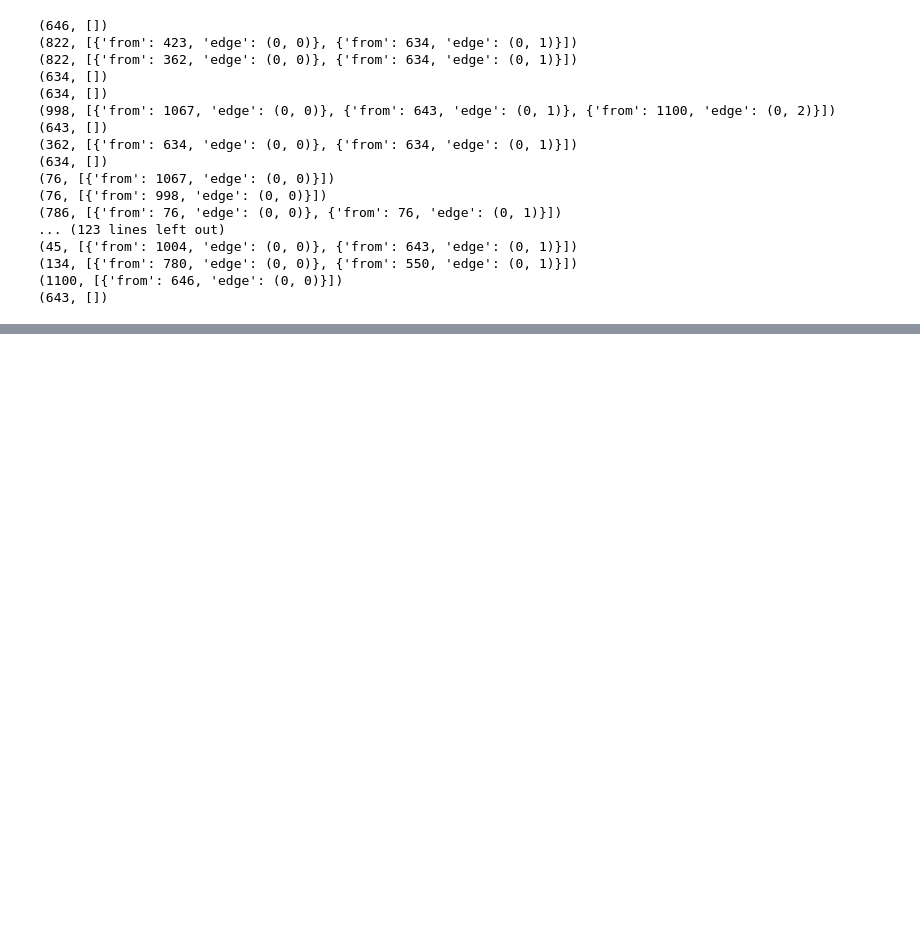
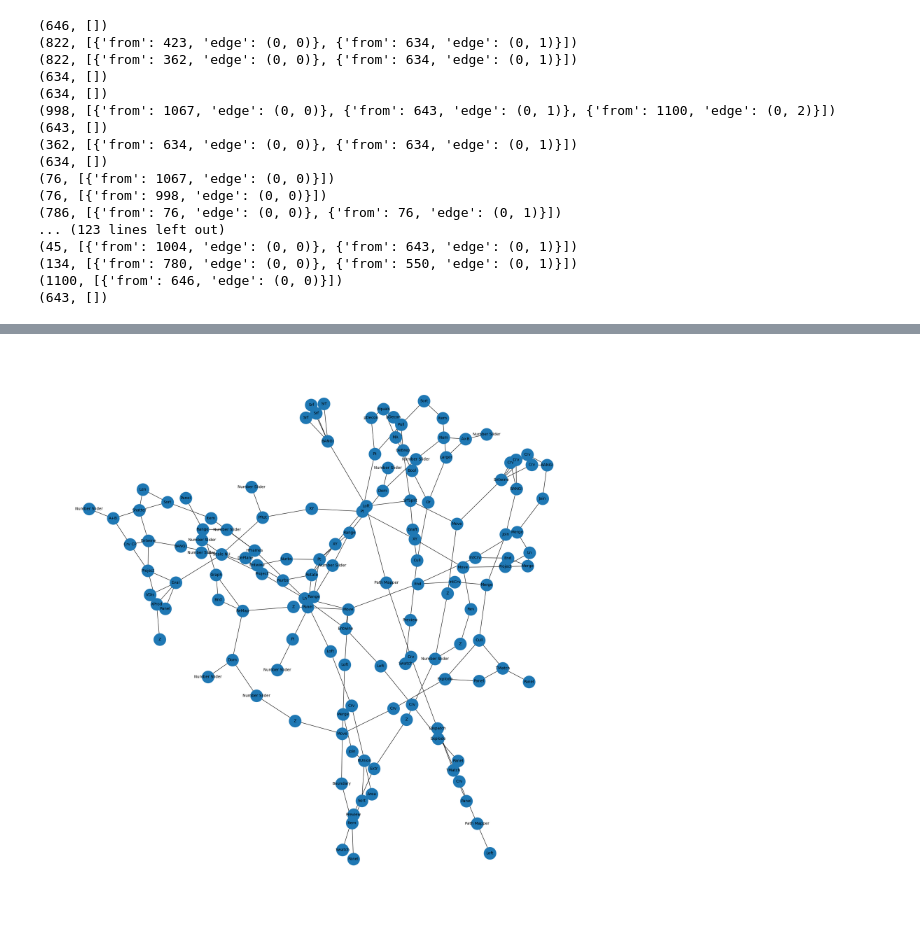
Before and after one commit to metajos/GH_Graph_Learning, a Jupyter notebook: grasshopper_extraction.ipynb, the cells around one changed output, grey strips where cells are left out. Cells and saved outputs as stored; diff of their text form; code cells hidden in the pictures; blank space fills up the shorter version.

```diff
--- a/grasshopper_extraction.ipynb
+++ b/grasshopper_extraction.ipynb
@@ -43,16 +44,6 @@ doc = get_ghdoc(filepath, filename)
 doc
 # %% [output]
 <Grasshopper.Kernel.GH_Document object at 0x...>
-# %%
-# create a tree for each set of objects
-ghcomponents = []
-
-
-
-for component in ghcomponents:
-    connections = component.describe_connections()
-    for connection in connections:
-        print(connection)
 # %% [markdown]
 ![Test script](.\test.png)
 # %%
@@ -225,6 +216,9 @@ class GHComponentTable:
             print(f"Did not find the GUID for {component_category}, {component_name} with guid:{str(guid)}")
             logging.warning(f"ComponentTable.component_to_idx: Did not find the GUID or table match for {component_category}, {component_name}")
             return -1
+
+    def idx_to_component(self, idx):
+        return self.df["nickname"].iloc[idx]
 # %%
 component_table = GHComponentTable()
 class GHNode:
@@ -396,7 +390,7 @@ class Canvas:
 
     @classmethod
     def find_object_by_guid(cls, guid:str) -> GHComponent:
-        return Canvas.guid_to_component.get(guid)
+        return cls.guid_to_component.get(guid)
 # %%
 canvas = Canvas()
 objects = canvas.components
@@ -425,7 +419,9 @@ for obj in objects:
 # %%
 from IPython.display import display
 import torch
-from typing import Dict
+from typing import Dict, List
+import networkx as nx
+import matplotlib.pyplot as plt
 class Graph_Node:
     def __init__(self, component:GHComponent, n):
         self.component = component
@@ -489,16 +485,34 @@ class GraphConnection:
         self.tensor = torch.tensor([self.v1n, self.v1i, self.e1, self.v2n, self.v2i, self.e2], dtype=torch.int16)
 
     def __str__(self):
-        return f"{self.v1n}-{self.v1i}-{self.e1} > {self.v2n}-{self.v2i}-{self.e2}"
+        return f"GC({self.v1n}-{self.v1i}, {self.v2n}-{self.v2i})"
 
     def __repr__(self):
-        return self.__str__()
+        return str(self.tensor)
 
 
 class GHGraph:
-    def __init__(self, gh_document:Grasshopper.Kernel.GH_DocumentIO):
+    def __init__(self):
         self.components = canvas.components
         self.component_mapping = self.create_component_mappings()
+        self._graphnodes = [v for lst in self.component_mapping.values() for v in lst]
+        self.ct = GHComponentTable()
+
+    @property
+    def nodes(self):
+        return self._graphnodes
+
+    @property
+    def edges(self):
+        edgs: List[GraphConnection] = []
+        for node in self.nodes:
+            for con in node.connections["recipients"]:
+                edgs.append(con)
+        return edgs
+
+    @property
+    def edge_tensor(self):
+        return torch.stack([edge.tensor for edge in self.edges], dim=0)
 
     def create_component_mappings(self):
         component_count_map = {}
@@ -512,6 +526,37 @@ class GHGraph:
         return idx_lookup
 
 
-graph = GHGraph(doc)
-print(graph.component_mapping.get(104)[0].get_graph_connections())
+    def nxGraph(self):
+        plt.figure(figsize=(20, 20))
+
+        gx = nx.Graph()  # Initialize the graph
+        edges = []
+        for con in self.edges:
+            x  = (f"{con.v1n}-{con.v1i}", f"{con.v2n}-{con.v2i}")
+            edges.append(x)
+        # edges = [ for con in self.edges]  # Build edges
+        gx.add_edges_from(edges)  # Add edges to the graph correctly
+        return gx
+
+    def show_graph(self):
+        plt.figure(figsize=(12, 8))  # Adjust the figure size as desired
+        gx = self.nxGraph()
+
+        # Define custom labels for nodes to use only the part before the hyphen
+        custom_labels = {node: self.ct.idx_to_component(int(node.split('-')[0])) for node in gx.nodes()}
+        nans = [custom_labels.items()]
+        nx.draw(gx, with_labels=True, labels=custom_labels, node_size=1000, font_size=10)
+        plt.show()
+
+    def save_graph(self, location):
+        gx = self.nxGraph()
+        nx.write_graphml(gx, location)
+
+    def __str__(self):
+
+        return f"{self.edges}"
+
+
+graph = GHGraph()
+graph.show_graph()
 # %% [output]
@@ -518,0 +564 @@ print(graph.component_mapping.get(104)[0].get_graph_connections())
+[figure, added]
```
Also changed, not shown: parts of 3 cells of this notebook, 6 other files.
